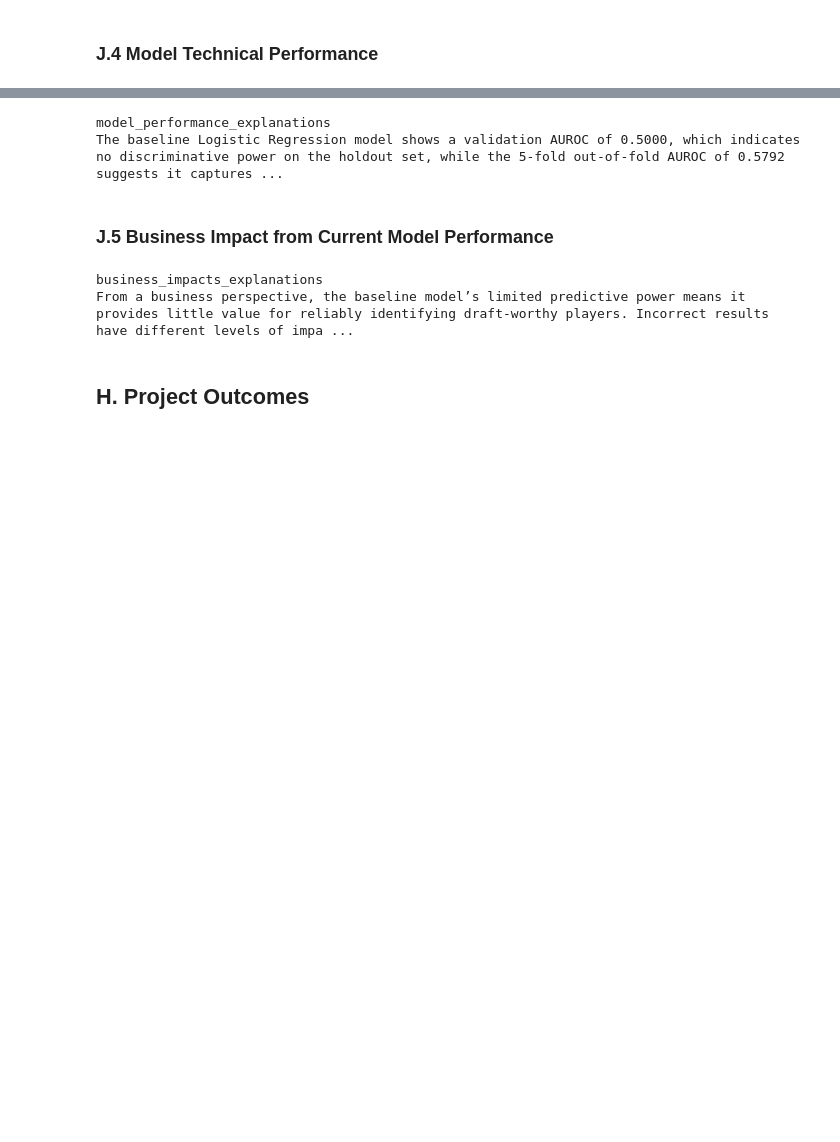
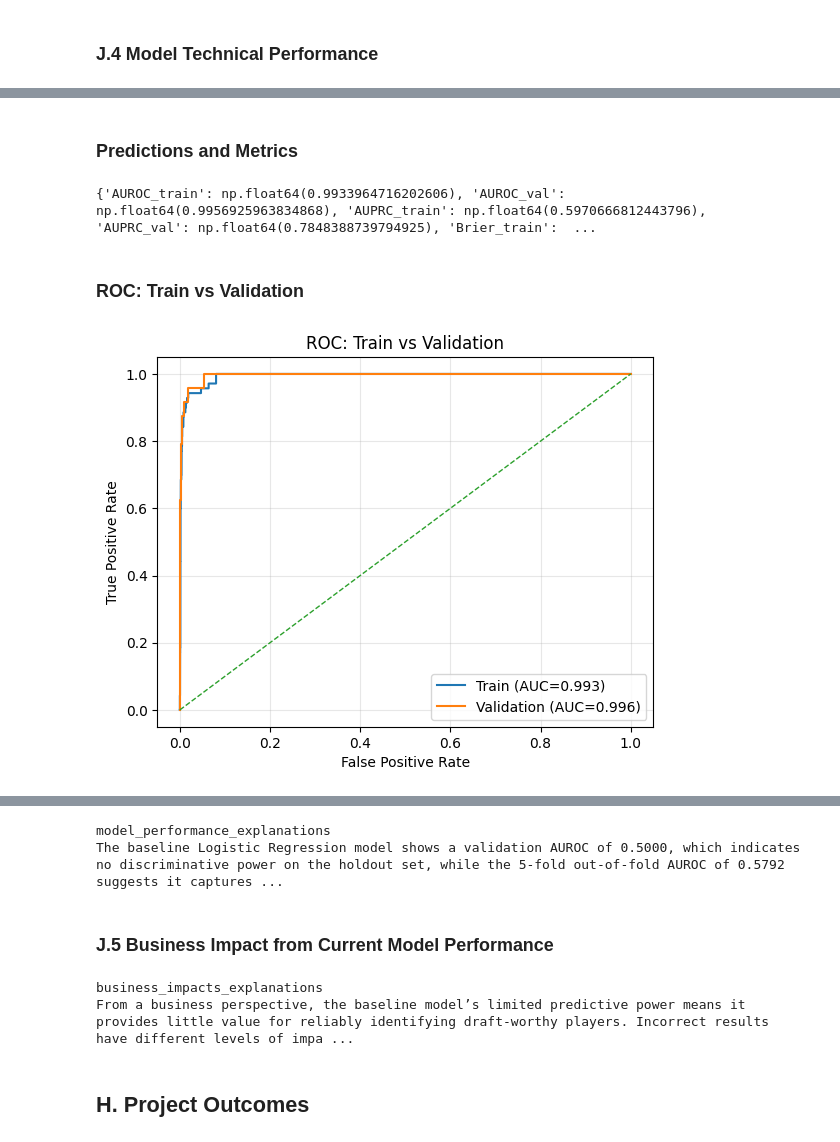
Before and after one commit to NaynaJahan/Performance-Analysis-in-NBA-Draft, a Jupyter notebook: notebooks/36120-25SP-AT1-12-25238736-experiment0.ipynb, the cells around one changed output, grey strips where cells are left out. Cells and saved outputs as stored; diff of their text form; code cells hidden in the pictures; blank space fills up the shorter version.

```diff
--- a/notebooks/36120-25SP-AT1-12-25238736-experiment0.ipynb
+++ b/notebooks/36120-25SP-AT1-12-25238736-experiment0.ipynb
@@ -969 +1019,48 @@ Brier (val): 0.2500. As a baseline, this is a reasonable reference
 for subsequent GBM/XGB and ensembling experiments.
+# %% [markdown]
+### Predictions and Metrics
+# %%
+EST = pipe
+
+p_train = _predict_proba1(EST, X_train)
+p_val   = _predict_proba1(EST, X_val)
+
+try:
+    p_test = _predict_proba1(EST, X_test)
+except Exception:
+    p_test = None
+
+metrics = {
+    "AUROC_train": roc_auc_score(y_train, p_train),
+    "AUROC_val":   roc_auc_score(y_val,   p_val),
+    "AUPRC_train": average_precision_score(y_train, p_train),
+    "AUPRC_val":   average_precision_score(y_val,   p_val),
+    "Brier_train": brier_score_loss(y_train, p_train),
+    "Brier_val":   brier_score_loss(y_val,   p_val),
+}
+if pkg_metrics_from_proba:
+    metrics["PKG_train"] = pkg_metrics_from_proba(p_train, y_train.values)
+    metrics["PKG_val"]   = pkg_metrics_from_proba(p_val,   y_val.values)
+
+print(metrics)
+# %% [output]
+{'AUROC_train': np.float64(0.9933964716202606), 'AUROC_val': np.float64(0.9956925963834868), 'AUPRC_train': np.float64(0.5970666812443796), 'AUPRC_val': np.float64(0.7848388739794925), 'Brier_train':  ...
+# %% [markdown]
+### ROC: Train vs Validation
+# %%
+fpr_tr, tpr_tr, _ = roc_curve(y_train, p_train)
+fpr_va, tpr_va, _ = roc_curve(y_val,   p_val)
+auc_tr, auc_va = auc(fpr_tr, tpr_tr), auc(fpr_va, tpr_va)
+
+plt.figure()
+plt.plot(fpr_tr, tpr_tr, label=f"Train (AUC={auc_tr:.3f})")
+plt.plot(fpr_va, tpr_va, label=f"Validation (AUC={auc_va:.3f})")
+plt.plot([0,1], [0,1], "--", linewidth=1)
+plt.xlabel("False Positive Rate")
+plt.ylabel("True Positive Rate")
+plt.title("ROC: Train vs Validation")
+plt.legend()
+plt.grid(True, alpha=0.3)
+plt.show()
+# %% [output]
+[figure, added]
```
Also changed, not shown: parts of 20 cells of this notebook, 1 other file.
